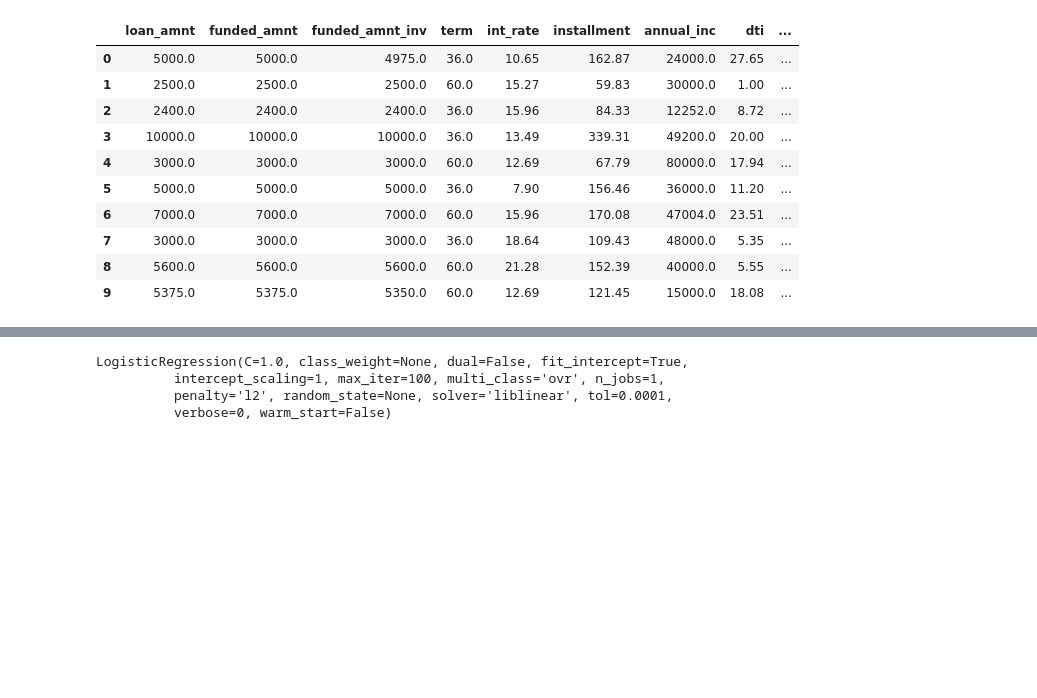
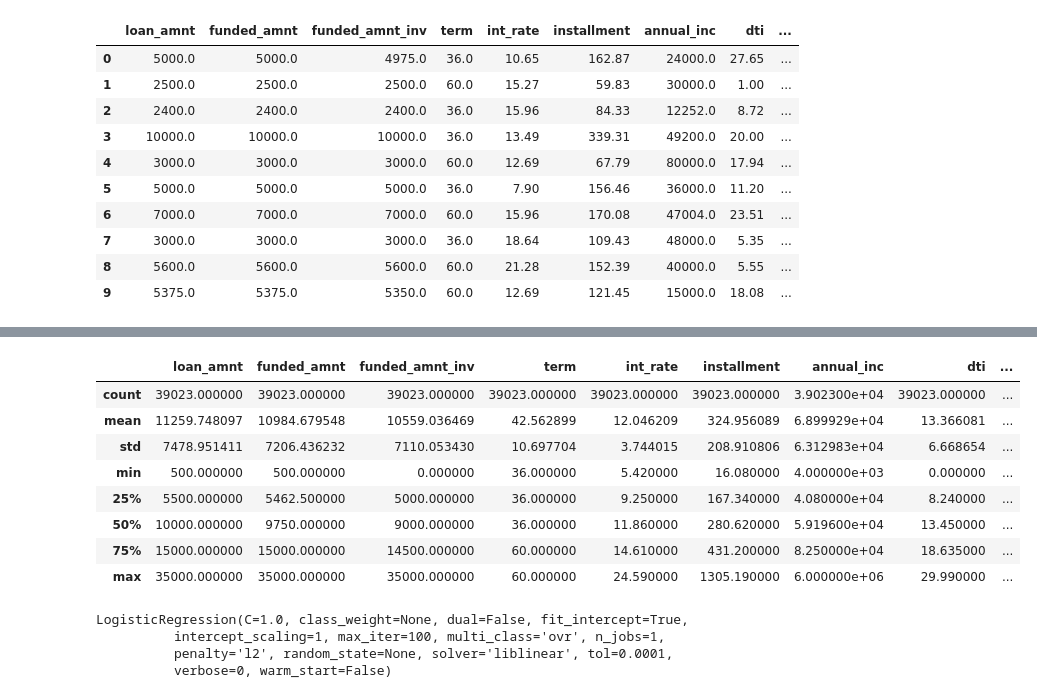
Before and after one commit to shobhitmishra/Udacity_Machine_Learning, a Jupyter notebook: Capstone Project/Lending_Tree_Loan_Prediction.ipynb, the cells around one changed output, grey strips where cells are left out. Saved outputs shown, nothing was run; the diff lists cells and outputs as text; code cells hidden in the pictures; blank space fills up the shorter version.

```diff
--- a/Capstone Project/Lending_Tree_Loan_Prediction.ipynb
+++ b/Capstone Project/Lending_Tree_Loan_Prediction.ipynb
@@ -160,3 +197,15 @@ loan_data.head(10)
+# %%
+loan_data.describe()
+# %% [output]
+|  | loan_amnt | funded_amnt | funded_amnt_inv | term | int_rate | installment | annual_inc | dti | ... |
+| count | 39023.000000 | 39023.000000 | 39023.000000 | 39023.000000 | 39023.000000 | 39023.000000 | 3.902300e+04 | 39023.000000 | ... |
+| mean | 11259.748097 | 10984.679548 | 10559.036469 | 42.562899 | 12.046209 | 324.956089 | 6.899929e+04 | 13.366081 | ... |
+| std | 7478.951411 | 7206.436232 | 7110.053430 | 10.697704 | 3.744015 | 208.910806 | 6.312983e+04 | 6.668654 | ... |
+| min | 500.000000 | 500.000000 | 0.000000 | 36.000000 | 5.420000 | 16.080000 | 4.000000e+03 | 0.000000 | ... |
+| 25% | 5500.000000 | 5462.500000 | 5000.000000 | 36.000000 | 9.250000 | 167.340000 | 4.080000e+04 | 8.240000 | ... |
+| 50% | 10000.000000 | 9750.000000 | 9000.000000 | 36.000000 | 11.860000 | 280.620000 | 5.919600e+04 | 13.450000 | ... |
+| 75% | 15000.000000 | 15000.000000 | 14500.000000 | 60.000000 | 14.610000 | 431.200000 | 8.250000e+04 | 18.635000 | ... |
+| max | 35000.000000 | 35000.000000 | 35000.000000 | 60.000000 | 24.590000 | 1305.190000 | 6.000000e+06 | 29.990000 | ... |
 # %%
 from sklearn.cross_validation import train_test_split
 # %%
```
Also changed, not shown: parts of 23 cells of this notebook, 7 other files.
